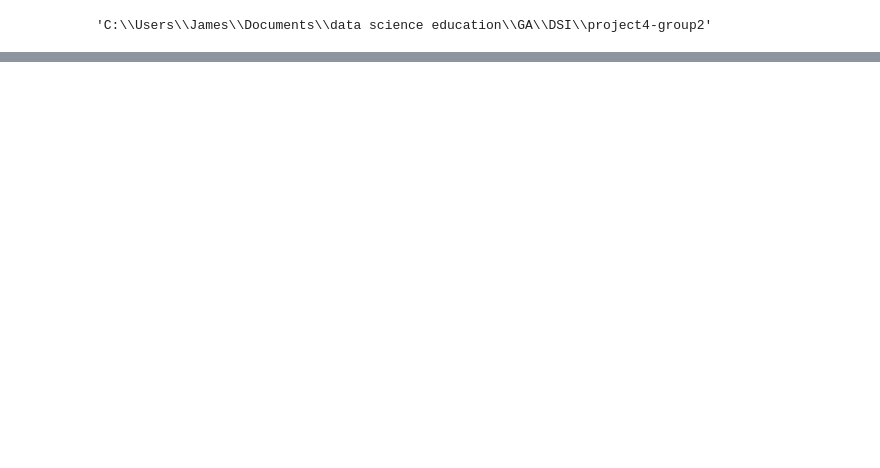
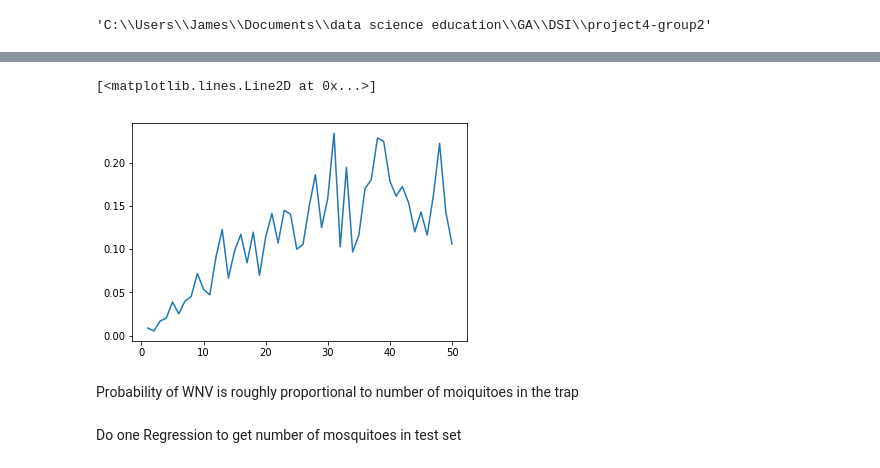
Before and after one commit to schubline/west_nile_virus_project, a Jupyter notebook: JGT_EDA.ipynb, the cells around one changed output, grey strips where cells are left out. Saved outputs shown, nothing was run; the diff lists cells and outputs as text; code cells hidden in the pictures; blank space fills up the shorter version.

```diff
--- a/JGT_EDA.ipynb
+++ b/JGT_EDA.ipynb
@@ -320,0 +387,9 @@ pwd
+# %%
+plt.plot(train.groupby('NumMosquitos').WnvPresent.mean())
+# %% [output]
+[<matplotlib.lines.Line2D at 0x...>]
+[figure, added]
+# %% [markdown]
+Probability of WNV is roughly proportional to number of moiquitoes in the trap
+# %% [markdown]
+Do one Regression to get number of mosquitoes in test set
```
Also changed, not shown: parts of 14 cells of this notebook.
